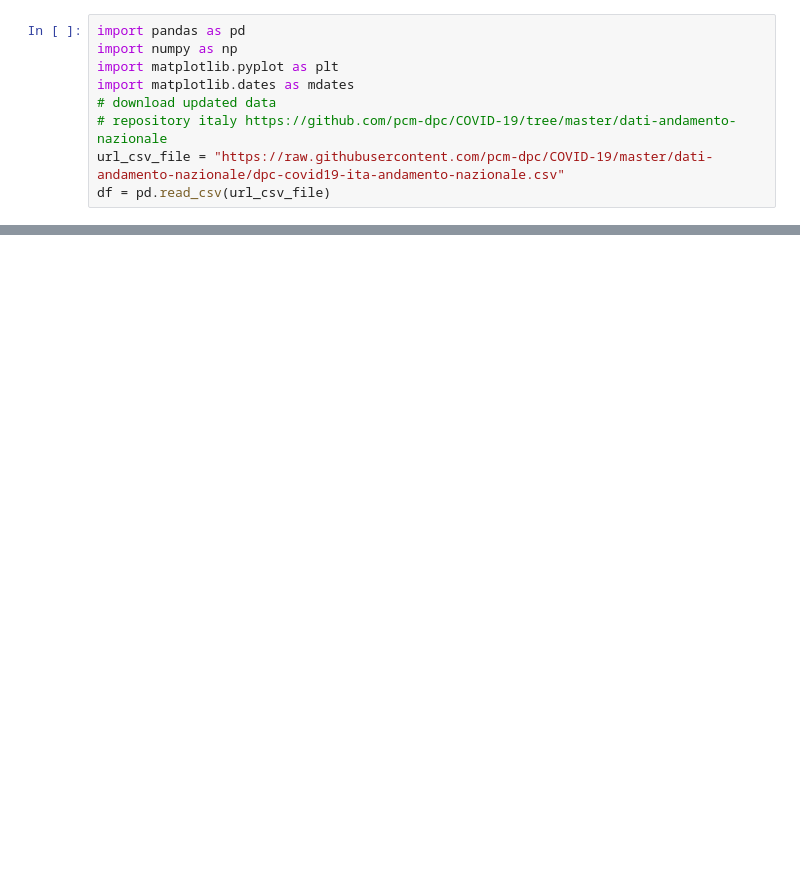
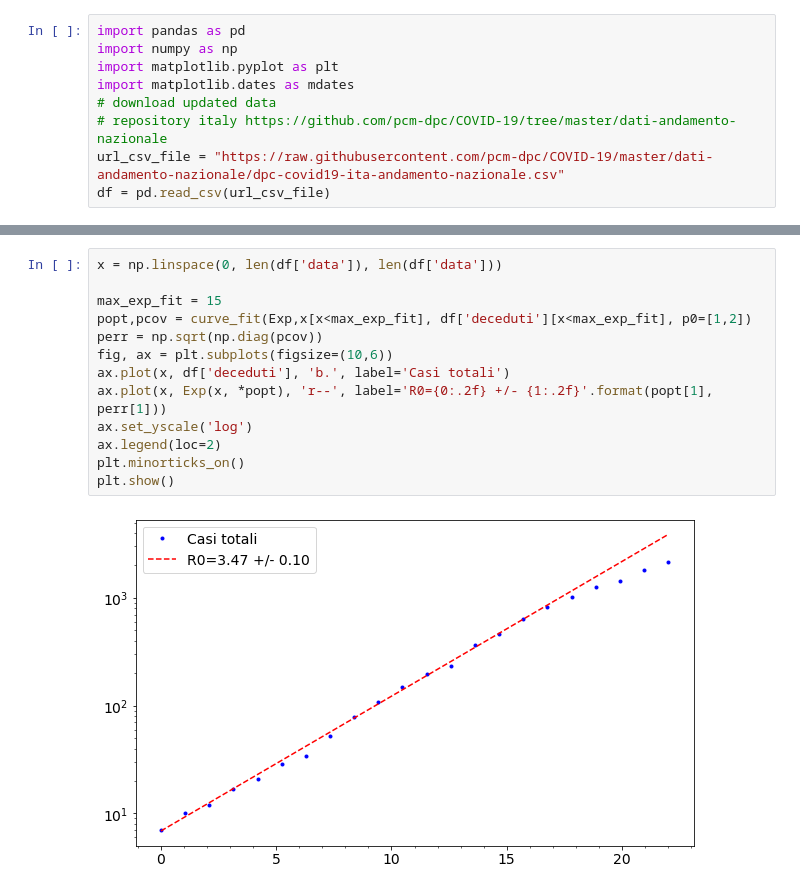
Before and after one commit to lorenzopaolucci/studenti, a Jupyter notebook: covid19.ipynb, the cells around one changed output, grey strips where cells are left out. Saved outputs shown, nothing was run; the diff lists cells and outputs as text; blank space fills up the shorter version.

```diff
--- a/covid19.ipynb
+++ b/covid19.ipynb
@@ -35,0 +58,15 @@ plt.show()
+# %%
+x = np.linspace(0, len(df['data']), len(df['data']))
+
+max_exp_fit = 15
+popt,pcov = curve_fit(Exp,x[x<max_exp_fit], df['deceduti'][x<max_exp_fit], p0=[1,2])
+perr = np.sqrt(np.diag(pcov))
+fig, ax = plt.subplots(figsize=(10,6))
+ax.plot(x, df['deceduti'], 'b.', label='Casi totali')
+ax.plot(x, Exp(x, *popt), 'r--', label='R0={0:.2f} +/- {1:.2f}'.format(popt[1], perr[1]))
+ax.set_yscale('log')
+ax.legend(loc=2)
+plt.minorticks_on()
+plt.show()
+# %% [output]
+[figure, added]
```
Also changed, not shown: parts of 2 cells of this notebook.
